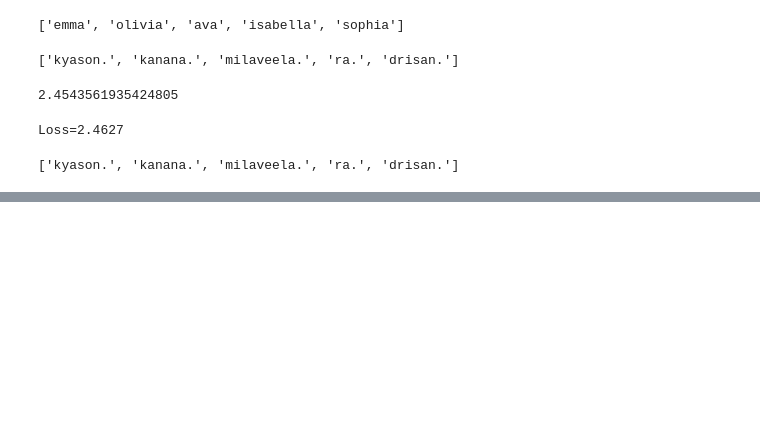
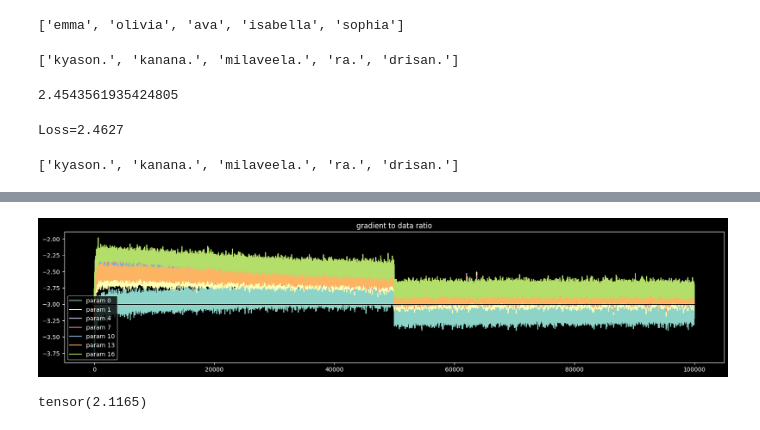
Before and after one commit to radupetrisel/makemore, a Jupyter notebook: sample.ipynb, the cells around one changed output, grey strips where cells are left out. Drawn from its saved outputs; the diff is of its cells as text; code cells hidden in the pictures; blank space fills up the shorter version.

```diff
--- a/sample.ipynb
+++ b/sample.ipynb
@@ -202,0 +91,40 @@ vtarlys.
+# %%
+n_epochs = 100_000
+batch_size = 32
+ud = []
+
+for epoch in range(n_epochs):
+    # get batch
+    idx = torch.randint(0, Xtrain.shape[0], (batch_size, ))
+    Xb, Yb = Xtrain[idx], ytrain[idx]
+
+    emb = C[Xb]
+    x = emb.view((emb.shape[0], -1))
+    # forward pass
+    for layer in layers:
+        x = layer(x)
+
+    # loss
+    loss = F.cross_entropy(x, Yb)
+
+    # backward pass
+    for layer in layers:
+        layer.out.retain_grad()
+
+    for p in parameters:
+        p.grad = None
+
+    loss.backward()
+
+    # update
+    lr = 0.1 if epoch < n_epochs / 2 else 0.05
+    for p in parameters:
+        p.data += -lr * p.grad
+
+    if epoch % 10000 == 0:
+        print(f'{epoch}/{n_epochs} {loss:.4f}')
+
+    with torch.no_grad():
+        ud.append([((lr * p.grad).std() / p.data.std()).log10().item() for p in parameters])
+
+loss
@@ -202,0 +174,24 @@ vtarlys.
+# %%
+H.grad_data_ratio(parameters, ud)
+# %% [output]
+[figure, added]
+# %%
+for layer in layers:
+    if isinstance(layer, BatchNorm1d):
+        layer.training = False
+
+with torch.no_grad():
+    idx = torch.randint(0, Xdev.shape[0], (batch_size, ))
+    Xb, Yb = Xdev[idx], ydev[idx]
+
+    emb = C[Xb]
+    x = emb.view((emb.shape[0], -1))
+    # forward pass
+    for layer in layers:
+        x = layer(x)
+
+    loss = F.cross_entropy(x, Yb)
+
+loss
+# %% [output]
+tensor(2.1165)
```
Also changed, not shown: parts of 13 cells of this notebook, 1 other file.
